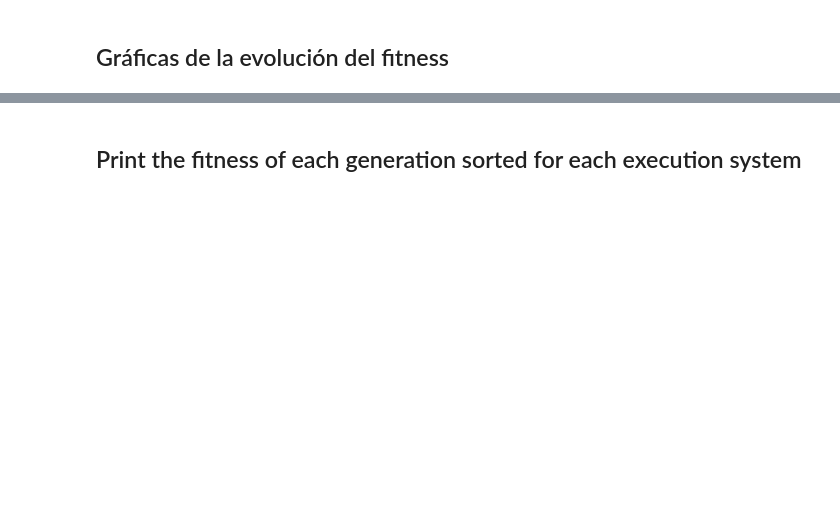
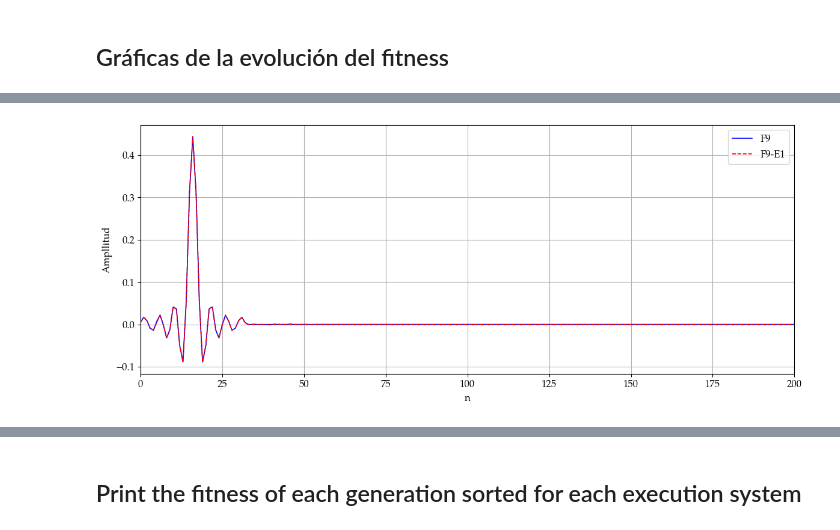
Before and after one commit to Javiolonchelo/adaptive-morphology-lti-filters, a Jupyter notebook: scripts/evaluationForGraphs.ipynb, the cells around one changed output, grey strips where cells are left out. Cells and saved outputs as stored; diff of their text form; code cells hidden in the pictures; blank space fills up the shorter version.

Commit message:
Added code for plotting time and freq responses

```diff
--- a/scripts/evaluationForGraphs.ipynb
+++ b/scripts/evaluationForGraphs.ipynb
@@ -140,7 +140,13 @@ NameError: name 'chosenFilter' is not defined
 from scipy import fft
 np.set_printoptions(linewidth=120, precision=3, suppress=True)
 
-if False:
+xlim_max = 200
+xlim_start_log_axis = 20
+xlim_stop_log_axis = 48000 / 2
+
+targetName = f"F{SELECTED_FILTER+1}"
+
+if True:
     for i, t in enumerate(targets):
         for j, e in enumerate(targets[t]):
             expected = np.array(targets[t][e][0], dtype=np.float64)
@@ -148,61 +154,75 @@ if False:
 
             L = len(expected)
             n = np.arange(0, L, 1)
 
-            print(expected)
-            print(readOutput)
-
-            print(f"Expected: {expected.shape}, Read Output: {readOutput.shape}")
             # TIME DOMAIN PLOT
             plt.figure(figsize=(12, 5))
             plt.rc('font', family='serif')
-            # plt.rc('text', usetex=True)
+            plt.rc('text', usetex=False)
             plt.rcParams.update({'font.size': 12})
             plt.rcParams['figure.dpi'] = 100
 
             plt.plot(n, expected, '-', color='blue', linewidth=1.2)
             plt.plot(n, readOutput, '--', color='red', linewidth=1.2)
-            plt.legend([
-                "Expected",
-                "Simulated",
-                ])
+            plt.legend([targetName,f"{targetName}-E{e}"])
             plt.grid('both')
-            plt.xlabel("Time [samples]")
-            plt.xlim([0, 50])
+            plt.xlabel("n")
+            plt.xlim([0, xlim_max])
             # plt.xlim([0, L-1])
-            plt.ylabel("Output")
+            plt.ylabel("Ampllitud")
+            plt.tight_layout()
             plt.show()
+            plt.savefig(f"graphs/{targetName}_E{e}_respuestaImpulso.png", dpi=300)
+
+            # ERROR PLOT
+            error = abs(expected - readOutput)
+
+            plt.figure(figsize=(12, 5))
+            plt.plot(n, error, color='purple', linewidth=1.2)
+            plt.xlabel("n")
+            plt.ylabel("Error")
+            plt.grid(True)
+            plt.xlim([0, xlim_max])
+            plt.ticklabel_format(axis='y', style='sci', scilimits=(0,0))
+            plt.tight_layout()
+            plt.show()
+            plt.savefig(f"graphs/{targetName}_E{e}_error.png", dpi=300)
 
             # FFT PLOT
-            yf_expected = fft.fft(expected, L)
+            x_axis = np.arange(0, L, 1) * (1 / L) * 48000
+            yf_expected = fft.fft(expected, L, workers=-1)
             yf_readOutput = fft.fft(readOutput, L)
 
-            plt.figure(figsize=(10, 5))
+            plt.figure(figsize=(12, 5))
 
             plt.subplot(2, 1, 1)
-            plt.minorticks_on()
-            plt.grid(which='minor', linestyle=':', linewidth='0.5', color='gray')
             plt.grid(which='major', linestyle='-', linewidth='0.75', color='black')
-            plt.semilogx(20*np.log10(np.abs(yf_expected)), '-', color='blue', linewidth=1.2)
-            plt.semilogx(20*np.log10(np.abs(yf_readOutput)), '--', color='red', linewidth=1.2)
-            plt.xlabel("Frequency [Hz] (log scale)")
-            plt.xlim([0, L])
-            plt.ylabel("Magnitude [dB]")
-            plt.title("FFT of the output signal")
-            plt.legend(["Expected", "Simulated", "JSON"])
+            plt.semilogx(x_axis, 20*np.log10(np.abs(yf_expected)), '-', color='blue', linewidth=1.2)
+            plt.semilogx(x_axis, 20*np.log10(np.abs(yf_readOutput)), '--', color='red', linewidth=1.2)
+            plt.xlabel("Frequencia [Hz]")
+            plt.xlim([xlim_start_log_axis,xlim_stop_log_axis])
+            plt.ylabel("Magnitud [dB]")
+
+            # plt.minorticks_on()
+            plt.grid(which='both', linestyle=':', linewidth='0.5', color='gray')
+            plt.legend([targetName, f"{targetName}-E{e}"])
 
             plt.subplot(2, 1, 2)
-            plt.semilogx(np.angle(yf_expected), '-', color='blue', linewidth=1.2)
-            plt.semilogx(np.angle(yf_readOutput), '--', color='red', linewidth=1.2)
+            plt.semilogx(x_axis, np.angle(yf_expected), '-', color='blue', linewidth=1.2)
+            plt.semilogx(x_axis, np.angle(yf_readOutput), '--', color='red', linewidth=1.2)
             plt.yticks(np.arange(-np.pi, np.pi + np.pi/2, np.pi/2),
-                    [r"$-\pi$", r"$-\pi/2$", r"$0$", r"$\pi/2$", r"$\pi$"])
-            plt.ylabel("Phase [rad]")
+                    ["-π", "-π/2", "0", "π/2", "π"])
+            plt.ylabel("Fase [rad]")
             plt.ylim([-np.pi, np.pi])
             plt.grid()
-            plt.xlabel("Frequency [Hz] (log scale)")
-            plt.xlim([0, L])
+            plt.xlabel("Frequencia [Hz]")
+            plt.xlim([xlim_start_log_axis, xlim_stop_log_axis])
 
-            plt.legend(["Expected", "Simulated", "JSON"], loc="lower left")
+            plt.legend([targetName, f"{targetName}-E{e}"], loc="lower left")
             plt.tight_layout()
             plt.show()
-            plt.close()
+            plt.savefig(f"graphs/{targetName}_E{e}_fft.png", dpi=300)
+
+plt.close('all')
+# %% [output]
+[figure, added]
```
Also changed, not shown: parts of 7 cells of this notebook.
